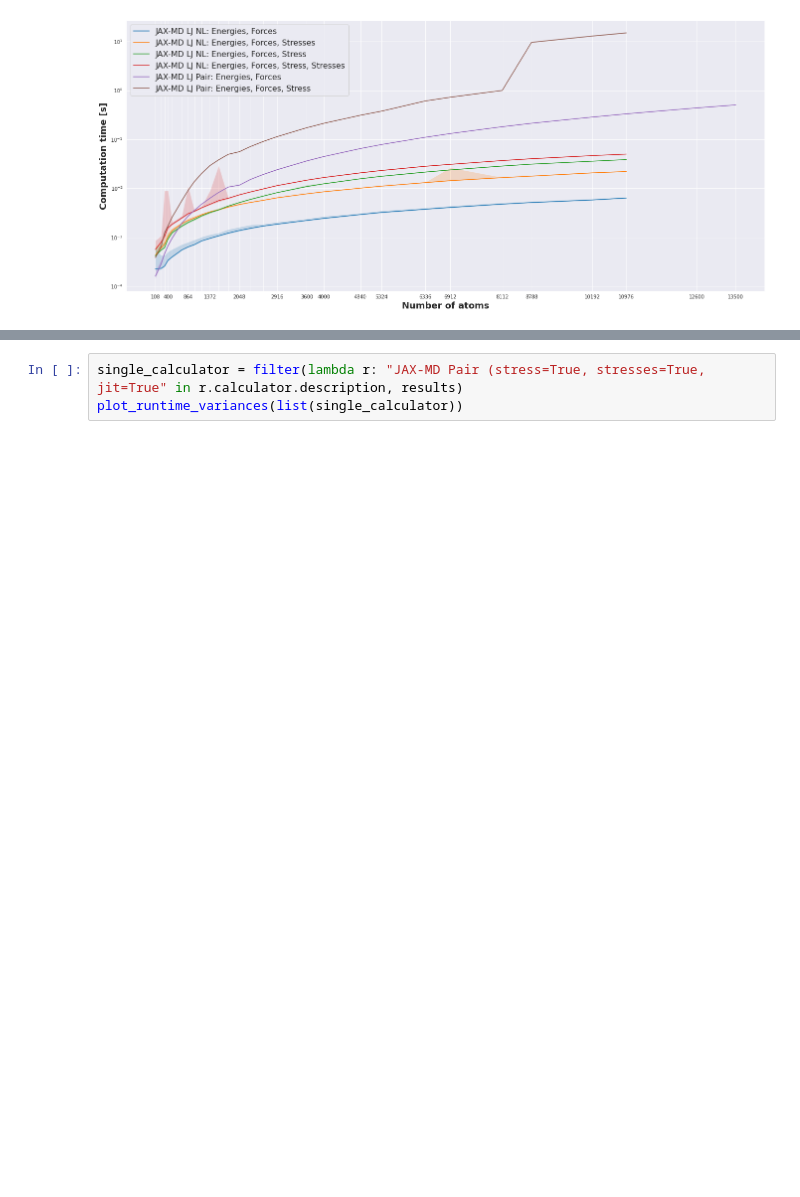
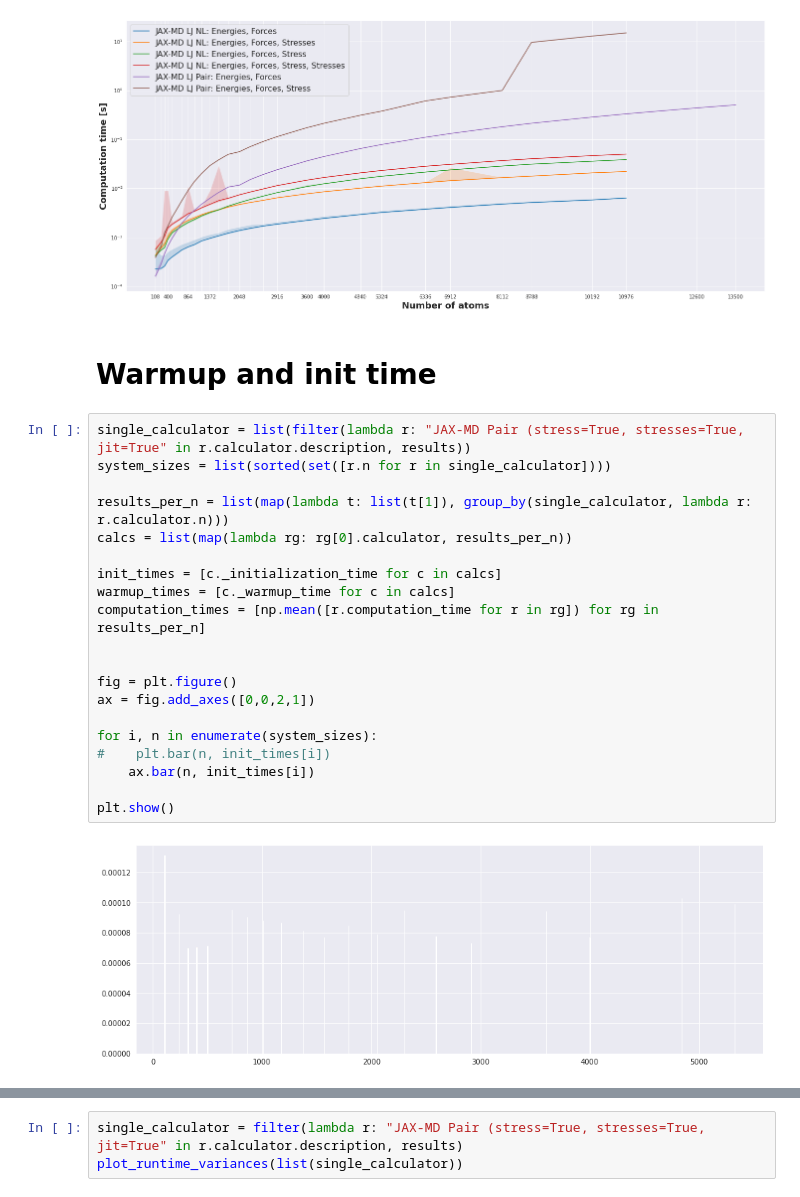
Before and after one commit to fabiannagel/gknet-benchmarks, a Jupyter notebook: benchmarks/runtime_analysis/Result visualizations.ipynb, the cells around one changed output, grey strips where cells are left out. Drawn from its saved outputs; the diff is of its cells as text; blank space fills up the shorter version.

Commit message:
warmup plots postponed

```diff
--- a/benchmarks/runtime_analysis/Result visualizations.ipynb
+++ b/benchmarks/runtime_analysis/Result visualizations.ipynb
@@ -196,4 +196,28 @@ plot_runtimes(results=results_gt_5324, shade_by='minmax', figsize=figsize)
 (<Figure size 1656x720 with 1 Axes>,
  <AxesSubplot:xlabel='Number of atoms', ylabel='Computation time [s]'>)
 [figure]
+# %% [markdown]
+# Warmup and init time
+# %%
+single_calculator = list(filter(lambda r: "JAX-MD Pair (stress=True, stresses=True, jit=True" in r.calculator.description, results))
+system_sizes = list(sorted(set([r.n for r in single_calculator])))
+
+results_per_n = list(map(lambda t: list(t[1]), group_by(single_calculator, lambda r: r.calculator.n)))
+calcs = list(map(lambda rg: rg[0].calculator, results_per_n))
+
+init_times = [c._initialization_time for c in calcs]
+warmup_times = [c._warmup_time for c in calcs]
+computation_times = [np.mean([r.computation_time for r in rg]) for rg in results_per_n]
+
+
+fig = plt.figure()
+ax = fig.add_axes([0,0,2,1])
+
+for i, n in enumerate(system_sizes):
+#    plt.bar(n, init_times[i])
+    ax.bar(n, init_times[i])
+
+plt.show()
+# %% [output]
+[figure, added]
 # %% [markdown]
```
Also changed, not shown: parts of 9 cells of this notebook.
